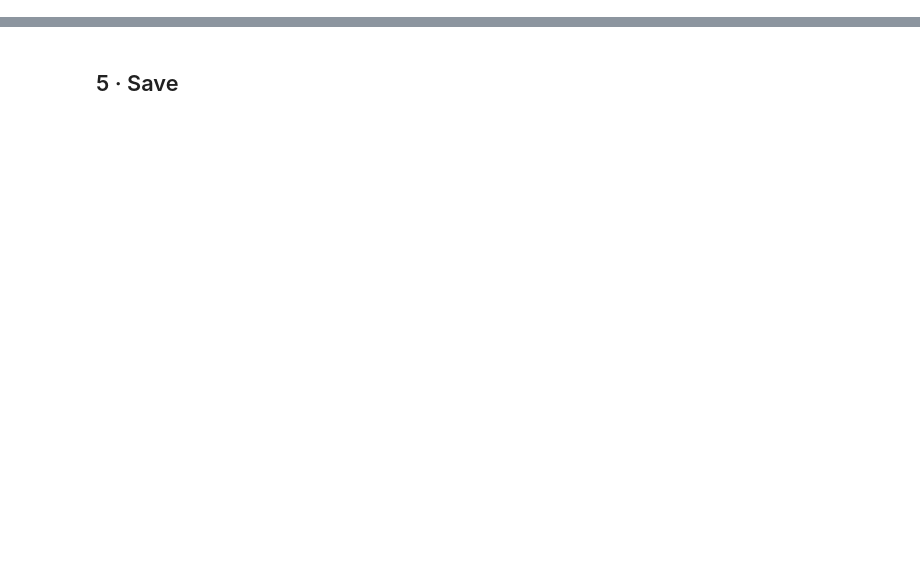
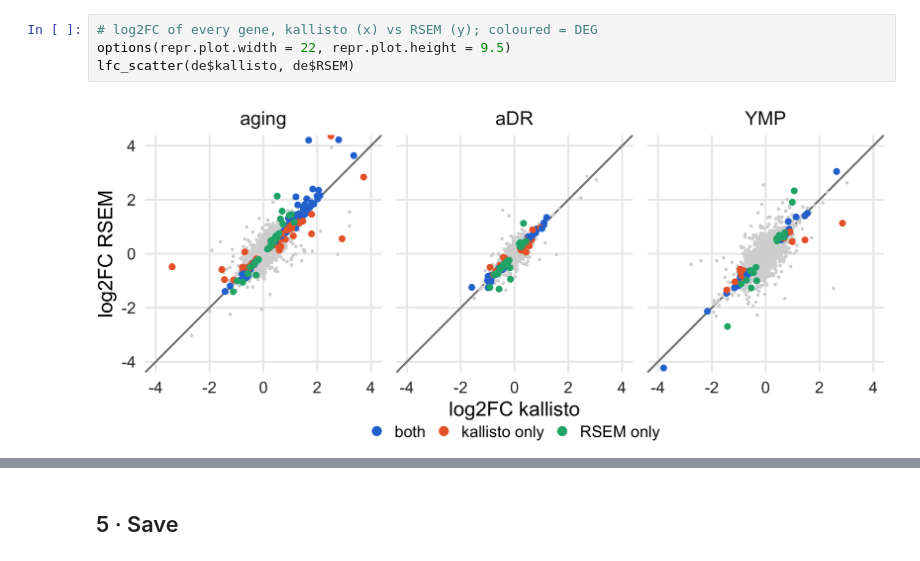
Before and after one commit to Jeffateth/RNAseq_aging, a Jupyter notebook: notebooks/04_compare_methods.ipynb, the cells around one changed output, grey strips where cells are left out. Saved outputs shown, nothing was run; the diff lists cells and outputs as text; blank space fills up the shorter version.

```diff
--- a/notebooks/04_compare_methods.ipynb
+++ b/notebooks/04_compare_methods.ipynb
@@ -170,0 +68,6 @@ A tibble: 2 × 14
+# %%
+# log2FC of every gene, kallisto (x) vs RSEM (y); coloured = DEG
+options(repr.plot.width = 22, repr.plot.height = 9.5)
+lfc_scatter(de$kallisto, de$RSEM)
+# %% [output]
+[figure, added]
```
Also changed, not shown: parts of 36 cells of this notebook, 37 other files.
